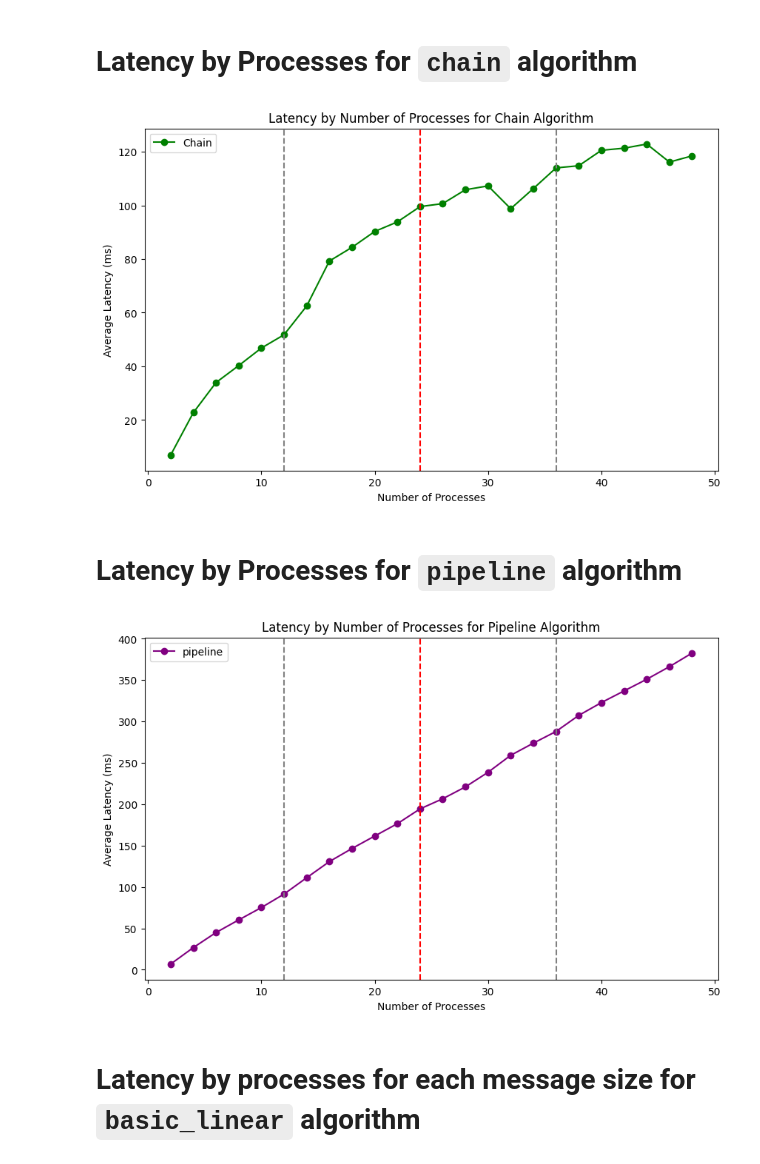
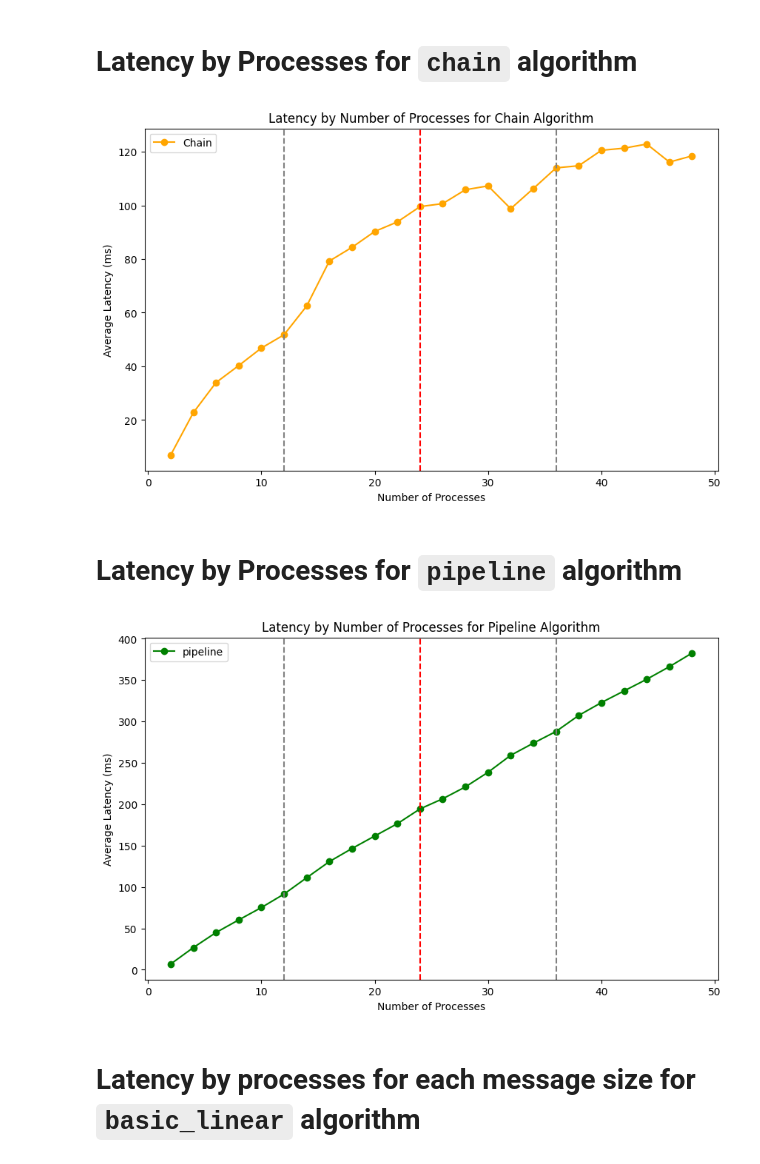
Before and after one commit to abandrea/HPC, a Jupyter notebook: exercise_1/project_1/bcast.ipynb, the cells around one changed output. Drawn from its saved outputs; the diff is of its cells as text; code cells hidden in the pictures.

```diff
--- a/exercise_1/project_1/bcast.ipynb
+++ b/exercise_1/project_1/bcast.ipynb
@@ -63,26 +65,26 @@ plt.show()
 # %%
 # Load the data
 data = pd.read_csv('bcast_thin_results/thin_bcast_results.csv')
 
 # Plotting the data
 fig, ax = plt.subplots(figsize=(10, 6))
 
 # Filtering data for the "basic_linear" algorithm
 filtered_data = data[data['Algorithm'] == 'chain']
 
 # Plotting latency vs. processes for "basic_linear"
-ax.plot(filtered_data['Processes'].unique(), filtered_data.groupby('Processes')['Latency'].mean(), label='Chain', marker='o', color='green')
+ax.plot(filtered_data['Processes'].unique(), filtered_data.groupby('Processes')['Latency'].mean(), label='Chain', marker='o', color='orange')
 
 ax.set_title('Latency by Number of Processes for Chain Algorithm')
 ax.set_xlabel('Number of Processes')
 ax.set_ylabel('Average Latency (ms)')
 ax.legend()
 plt.axvline(x=24, color='red', linestyle='--')
 plt.axvline(x=12, color='gray', linestyle='--')
 plt.axvline(x=36, color='gray', linestyle='--')
 plt.show()
 # %% [output]
-[figure, old version]
+[figure, new version]
 # %% [markdown]
 # Latency by Processes for `pipeline` algorithm
 # %%
@@ -96,7 +98,7 @@ fig, ax = plt.subplots(figsize=(10, 6))
 filtered_data = data[data['Algorithm'] == 'pipeline']
 
 # Plotting latency vs. processes for "basic_linear"
-ax.plot(filtered_data['Processes'].unique(), filtered_data.groupby('Processes')['Latency'].mean(), label='pipeline', marker='o', color='purple')
+ax.plot(filtered_data['Processes'].unique(), filtered_data.groupby('Processes')['Latency'].mean(), label='pipeline', marker='o', color='green')
 
 ax.set_title('Latency by Number of Processes for Pipeline Algorithm')
 ax.set_xlabel('Number of Processes')
@@ -107,7 +109,7 @@ plt.axvline(x=12, color='gray', linestyle='--')
 plt.axvline(x=36, color='gray', linestyle='--')
 plt.show()
 # %% [output]
-[figure, old version]
+[figure, new version]
 # %% [markdown]
 # Latency by processes for each message size for `basic_linear` algorithm
 # %%
```
Also changed, not shown: parts of 8 cells of this notebook, 2 other files.
